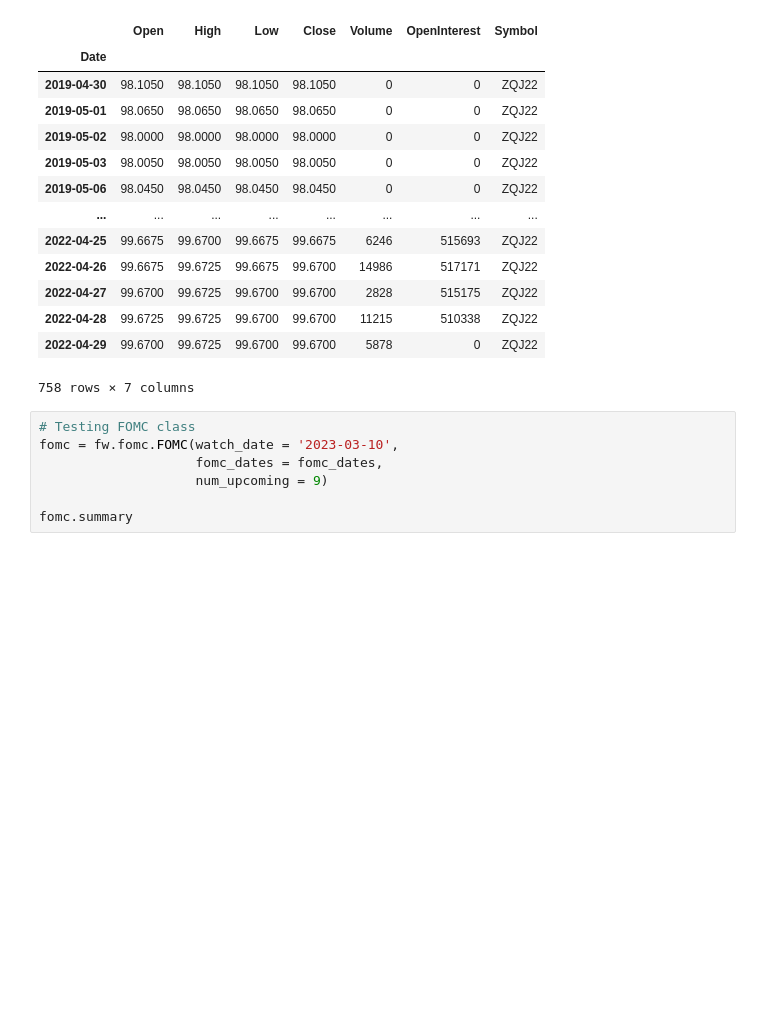
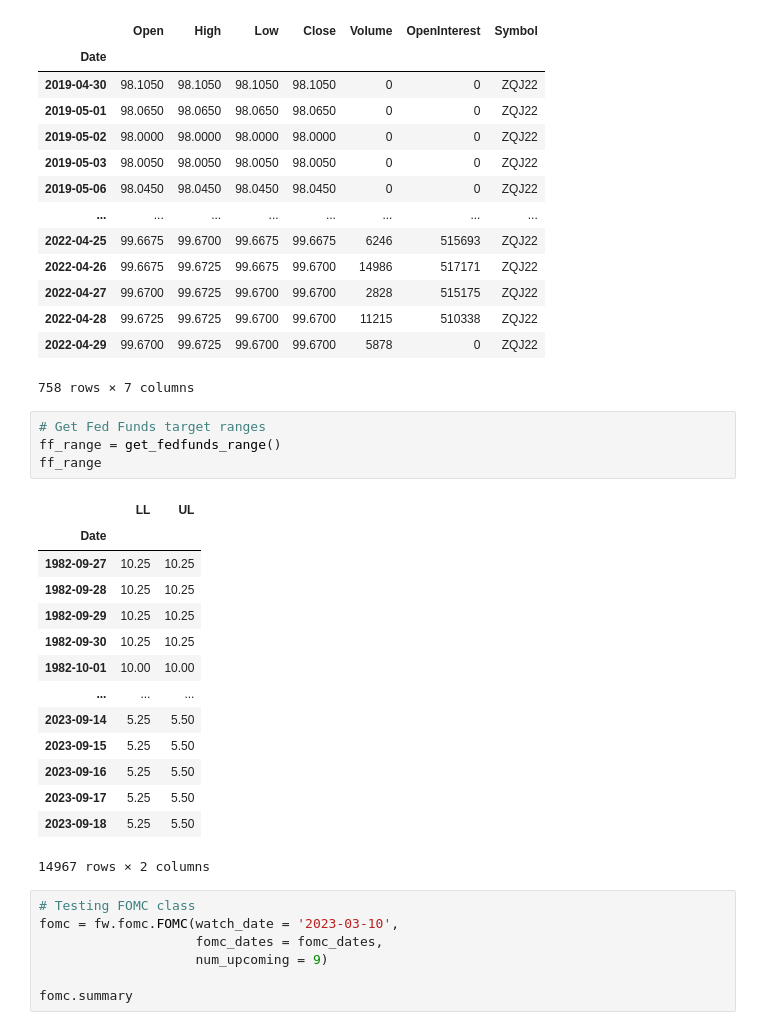
Before and after one commit to ARahimiQuant/pyfedwatch, a Jupyter notebook: notebooks/00-pyfedwatch-user-guide.ipynb, the cells around one changed output. Cells and saved outputs as stored; diff of their text form; blank space fills up the shorter version.

```diff
--- a/notebooks/00-pyfedwatch-user-guide.ipynb
+++ b/notebooks/00-pyfedwatch-user-guide.ipynb
@@ -26,6 +26,25 @@ ohlc_sample
 | 2022-04-28 | 99.6725 | 99.6725 | 99.6700 | 99.6700 | 11215 | 510338 | ZQJ22 |
 | 2022-04-29 | 99.6700 | 99.6725 | 99.6700 | 99.6700 | 5878 | 0 | ZQJ22 |
 758 rows × 7 columns
+# %%
+# Get Fed Funds target ranges
+ff_range = get_fedfunds_range()
+ff_range
+# %% [output]
+|  | LL | UL |
+| Date |  |  |
+| 1982-09-27 | 10.25 | 10.25 |
+| 1982-09-28 | 10.25 | 10.25 |
+| 1982-09-29 | 10.25 | 10.25 |
+| 1982-09-30 | 10.25 | 10.25 |
+| 1982-10-01 | 10.00 | 10.00 |
+| ... | ... | ... |
+| 2023-09-14 | 5.25 | 5.50 |
+| 2023-09-15 | 5.25 | 5.50 |
+| 2023-09-16 | 5.25 | 5.50 |
+| 2023-09-17 | 5.25 | 5.50 |
+| 2023-09-18 | 5.25 | 5.50 |
+14967 rows × 2 columns
 # %%
 # Testing FOMC class
 fomc = fw.fomc.FOMC(watch_date = '2023-03-10',
```
Also changed, not shown: parts of 2 cells of this notebook.
